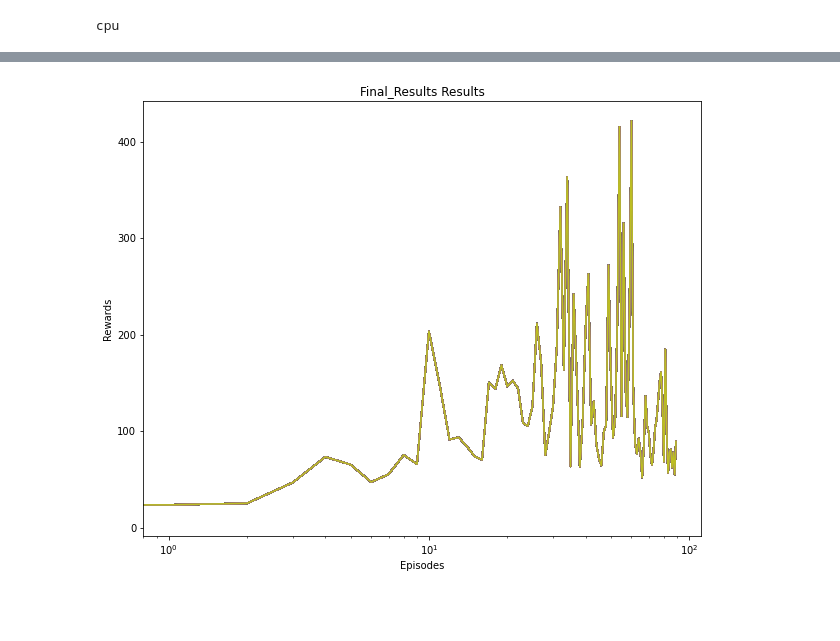
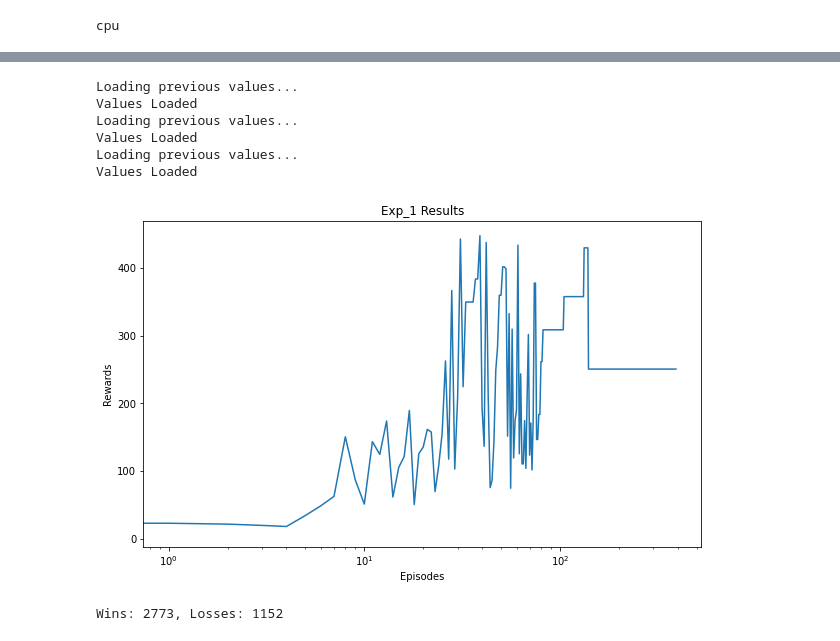
Before and after one commit to noisecape/Reinforcement-Learning_INM707, a Jupyter notebook: Task3/Report.ipynb, the cells around one changed output, grey strips where cells are left out. Drawn from its saved outputs; the diff is of its cells as text; code cells hidden in the pictures; blank space fills up the shorter version.

```diff
--- a/Task3/Report.ipynb
+++ b/Task3/Report.ipynb
@@ -128,17 +102,55 @@ Done!
+# %%
+# define some hyperparameters from the paper of PPO --> experiment 1
+n_epochs = 10
+gamma = 0.99
+clip_ratio = 0.2
+c_1 = 0.5
+games = 1000
+fc_size = 128
+T = 2048
+result_1 = run(n_epochs, gamma, clip_ratio, c_1, games, fc_size, T, name='Exp_1')
+
+# define some hyperparameters from the paper of PPO --> experiment 2
+n_epochs = 15
+gamma = 0.99
+clip_ratio = 0.2
+c_1 = 0.5
+games = 1000
+fc_size = 128
+T = 512
+result_2 = run(n_epochs, gamma, clip_ratio, c_1, games, fc_size, T, name='Exp_2')
+
+# define some hyperparameters from the paper of PPO --> experiment 3
+n_epochs = 3
+gamma = 0.99
+clip_ratio = 0.15
+c_1 = 0.5
+games = 1000
+fc_size = 128
+T = 128
+result_3 = run(n_epochs, gamma, clip_ratio, c_1, games, fc_size, T, name='Exp_3')
+# %% [output]
+Loading previous values...
+Values Loaded
+Loading previous values...
+Values Loaded
+Loading previous values...
+Values Loaded
 # %%
-def plot_image(exp_results, exp_name='Final_Results'):
+def plot_image(exp_results, exp_name='Exp_1'):
     n_experiments = len(exp_results[exp_name]['reward_history'])
-    plt.figure(figsize=(10, 8))
-    for i in range(n_experiments):
-        plt.plot(exp_results[exp_name]['reward_history'][::2])
-        plt.xscale('log')
-        plt.xlabel('Episodes')
-        plt.ylabel('Rewards')
-        plt.title('{} Results'.format(exp_name))
+    plt.figure(figsize=(10, 6))
+    plt.plot(exp_results[exp_name]['reward_history'][::10])
+    plt.xscale('log')
+    plt.xlabel('Episodes')
+    plt.ylabel('Rewards')
+    plt.title('{} Results'.format(exp_name))
 
     plt.subplots_adjust(wspace=0.4, hspace=0.4)
     plt.show()
-# %%
-plot_image(results)
-# %% [output]
-[figure, removed]
+# %%
+plot_image(result_1, exp_name='Exp_1')
+print('Wins: {}, Losses: {}'.format(len(result_1['Exp_1']['wins']), len(result_1['Exp_1']['losses'])))
+# %% [output]
+[figure, added]
+Wins: 2773, Losses: 1152
```
Also changed, not shown: parts of 4 cells of this notebook, 1 other file.
